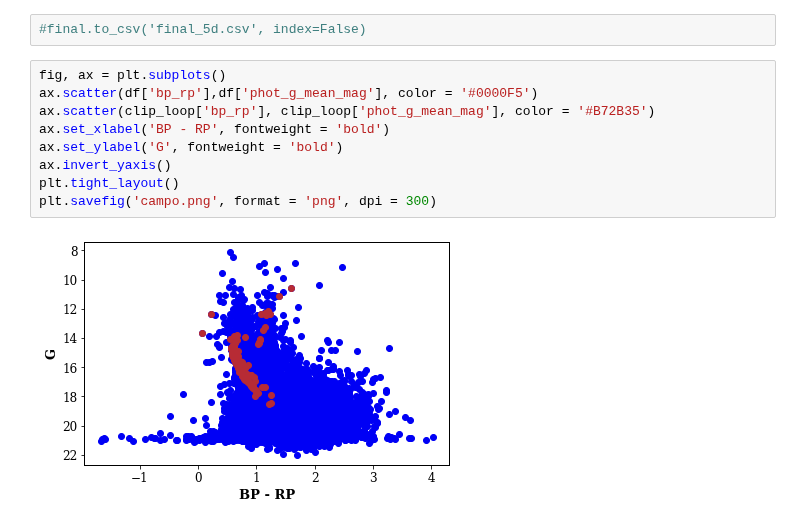
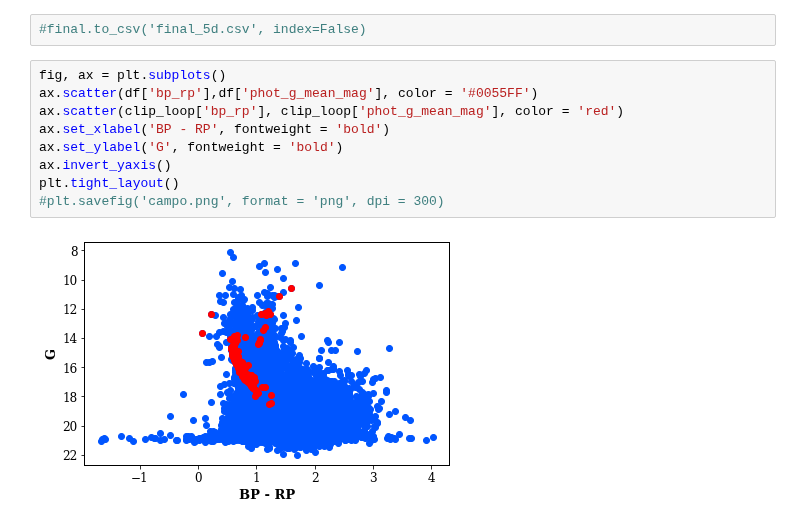
Before and after one commit to jppirest/mw_substructures, a Jupyter notebook: dados/GAIA/HDBSCAN/Clusters/NGC_2420/py_gaia.ipynb, the cells around one changed output. Drawn from its saved outputs; the diff is of its cells as text.

```diff
--- a/dados/GAIA/HDBSCAN/Clusters/NGC_2420/py_gaia.ipynb
+++ b/dados/GAIA/HDBSCAN/Clusters/NGC_2420/py_gaia.ipynb
@@ -829,12 +829,12 @@ final = df.loc[(df.parallax < paralaxe_up ) & (df.parallax > paralaxe_down) & (d
 #final.to_csv('final_5d.csv', index=False)
 # %%
 fig, ax = plt.subplots()
-ax.scatter(df['bp_rp'],df['phot_g_mean_mag'], color = '#0000F5')
-ax.scatter(clip_loop['bp_rp'], clip_loop['phot_g_mean_mag'], color = '#B72B35')
+ax.scatter(df['bp_rp'],df['phot_g_mean_mag'], color = '#0055FF')
+ax.scatter(clip_loop['bp_rp'], clip_loop['phot_g_mean_mag'], color = 'red')
 ax.set_xlabel('BP - RP', fontweight = 'bold')
 ax.set_ylabel('G', fontweight = 'bold')
 ax.invert_yaxis()
 plt.tight_layout()
-plt.savefig('campo.png', format = 'png', dpi = 300)
+#plt.savefig('campo.png', format = 'png', dpi = 300)
 # %% [output]
-[figure, old version]
+[figure, new version]
```
Also changed, not shown: parts of 3 cells of this notebook, 25 other files.
